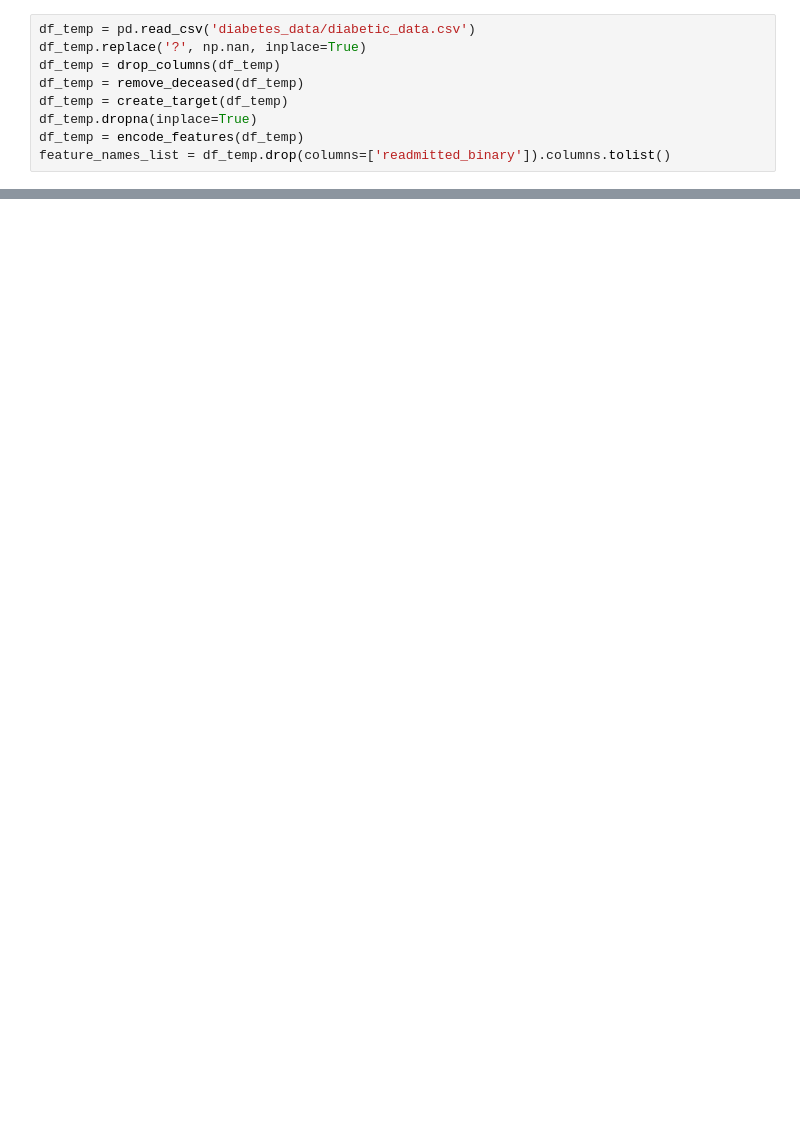
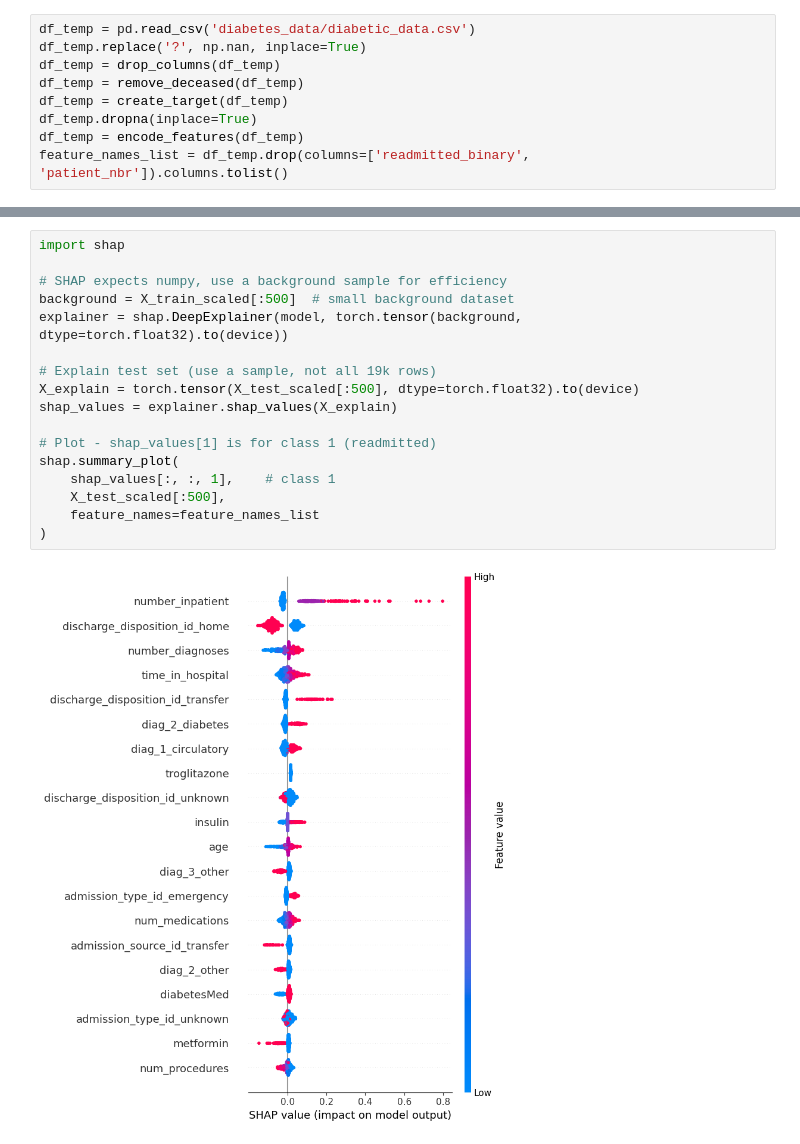
Before and after one commit to SrMallol2/Federated-Learning-Under-Data-Heterogeneity-for-Real-Applications-in-Multiple-Domains, a Jupyter notebook: Practices/Use Case 1 (Health)/01_UC1_Centralized.ipynb, the cells around one changed output, grey strips where cells are left out. Saved outputs shown, nothing was run; the diff lists cells and outputs as text; blank space fills up the shorter version.

```diff
--- a/Practices/Use Case 1 (Health)/01_UC1_Centralized.ipynb
+++ b/Practices/Use Case 1 (Health)/01_UC1_Centralized.ipynb
@@ -354,5 +384,5 @@ df_temp = remove_deceased(df_temp)
 df_temp = create_target(df_temp)
 df_temp.dropna(inplace=True)
 df_temp = encode_features(df_temp)
-feature_names_list = df_temp.drop(columns=['readmitted_binary']).columns.tolist()
+feature_names_list = df_temp.drop(columns=['readmitted_binary', 'patient_nbr']).columns.tolist()
 # %%
@@ -587,0 +635,19 @@ weighted avg       0.83      0.54      0.62     19288
+# %%
+import shap
+
+# SHAP expects numpy, use a background sample for efficiency
+background = X_train_scaled[:500]  # small background dataset
+explainer = shap.DeepExplainer(model, torch.tensor(background, dtype=torch.float32).to(device))
+
+# Explain test set (use a sample, not all 19k rows)
+X_explain = torch.tensor(X_test_scaled[:500], dtype=torch.float32).to(device)
+shap_values = explainer.shap_values(X_explain)
+
+# Plot - shap_values[1] is for class 1 (readmitted)
+shap.summary_plot(
+    shap_values[:, :, 1],    # class 1
+    X_test_scaled[:500],
+    feature_names=feature_names_list
+)
+# %% [output]
+[figure, added]
```
Also changed, not shown: parts of 24 cells of this notebook, 1 other file.
